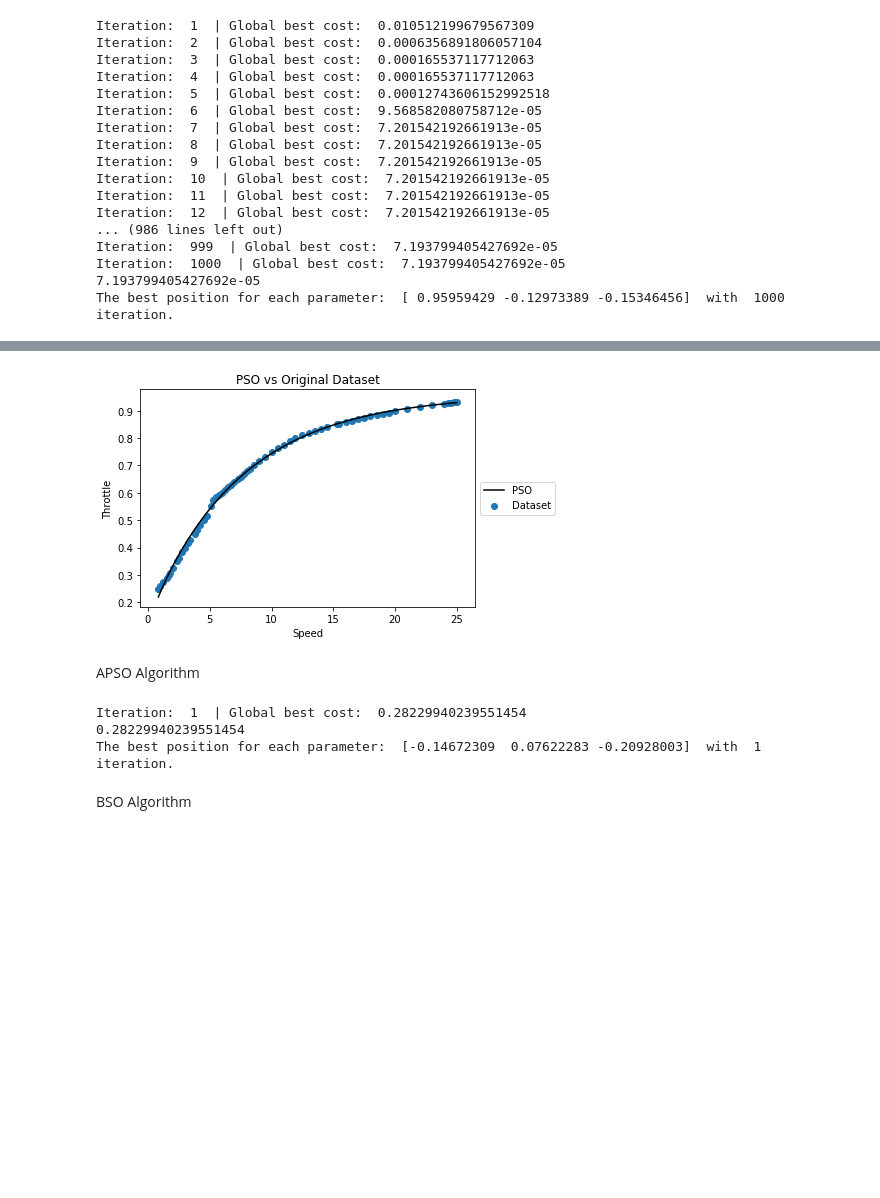
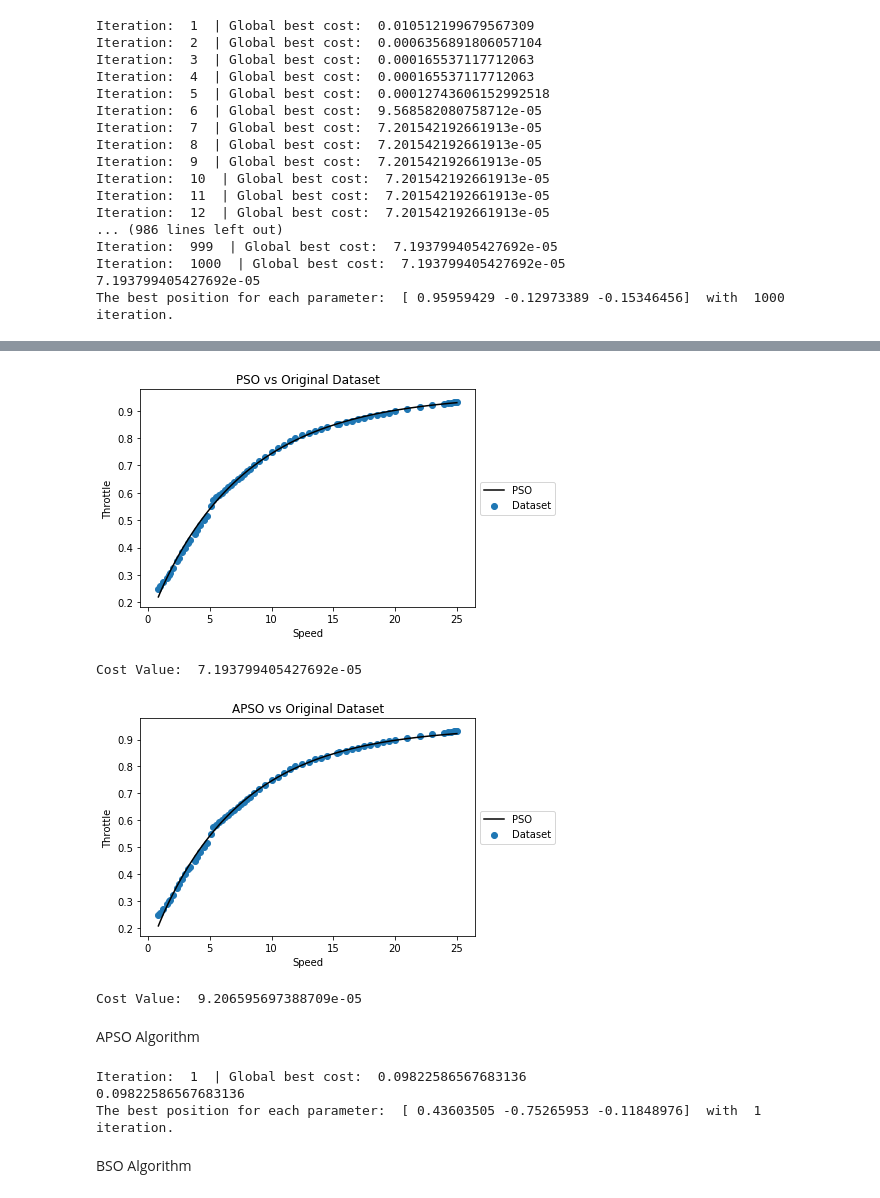
Before and after one commit to Vermillord/KP_Codes, a Jupyter notebook: Carla Algorithm Comparison/Steady State Response/steady_state.ipynb, the cells around one changed output, grey strips where cells are left out. Drawn from its saved outputs; the diff is of its cells as text; code cells hidden in the pictures; blank space fills up the shorter version.

```diff
--- a/Carla Algorithm Comparison/Steady State Response/steady_state.ipynb
+++ b/Carla Algorithm Comparison/Steady State Response/steady_state.ipynb
@@ -161,3 +161,5 @@ Iteration:  999  | Global best cost:  7.193799405427692e-05
 Iteration:  1000  | Global best cost:  7.193799405427692e-05
 7.193799405427692e-05
 The best position for each parameter:  [ 0.95959429 -0.12973389 -0.15346456]  with  1000  iteration.
+# %%
+_, gba = APSO(cost, 3, 500, -1, 1, 1000)
@@ -169,16 +189,30 @@ plt.plot(v0, ev_func(gb), label='PSO', color='k')
 plt.scatter(v0, u0, label='Dataset')
 plt.legend(loc='center left', bbox_to_anchor=(1, 0.5))
 plt.show()
+print("Cost Value: ", cost(gb))
 # %% [output]
 [figure]
+Cost Value:  7.193799405427692e-05
+# %%
+plt.title('APSO vs Original Dataset')
+plt.xlabel('Speed')
+plt.ylabel('Throttle')
+plt.plot(v0, ev_func(gba), label='PSO', color='k')
+plt.scatter(v0, u0, label='Dataset')
+plt.legend(loc='center left', bbox_to_anchor=(1, 0.5))
+plt.show()
+print("Cost Value: ", cost(gba))
+# %% [output]
+[figure, added]
+Cost Value:  9.206595697388709e-05
 # %% [markdown]
 APSO Algorithm
 # %%
 def APSO(c_func, n_param, particles, lb, ub, iterate_max):
     # Define the constants
-    alpha0 = 0.5
-    beta = 0.3
-    gamma = 0.9
+    alpha0 = 0.6
+    beta = 0.4
+    gamma = 0.5
     iterate = 0
 
     # Setup the initial conditions for position and velocity arrays
@@ -221,8 +255,8 @@ def APSO(c_func, n_param, particles, lb, ub, iterate_max):
 
 _ = APSO(cost, 3, 1, -1.0, 1.0, 1)
 # %% [output]
-Iteration:  1  | Global best cost:  0.28229940239551454
-0.28229940239551454
-The best position for each parameter:  [-0.14672309  0.07622283 -0.20928003]  with  1  iteration.
+Iteration:  1  | Global best cost:  0.09822586567683136
+0.09822586567683136
+The best position for each parameter:  [ 0.43603505 -0.75265953 -0.11848976]  with  1  iteration.
 # %% [markdown]
 BSO Algorithm
```
Also changed, not shown: parts of 6 cells of this notebook.
